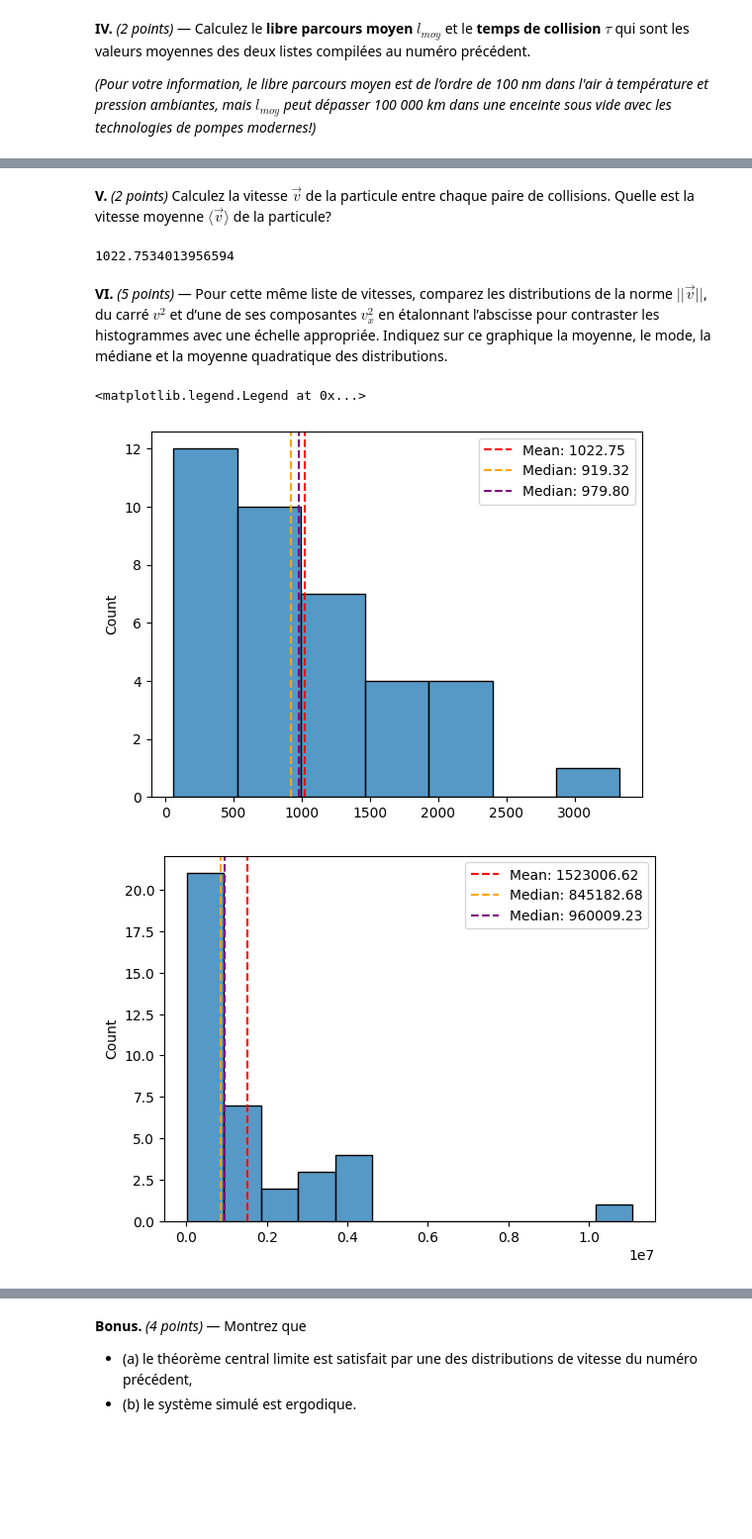
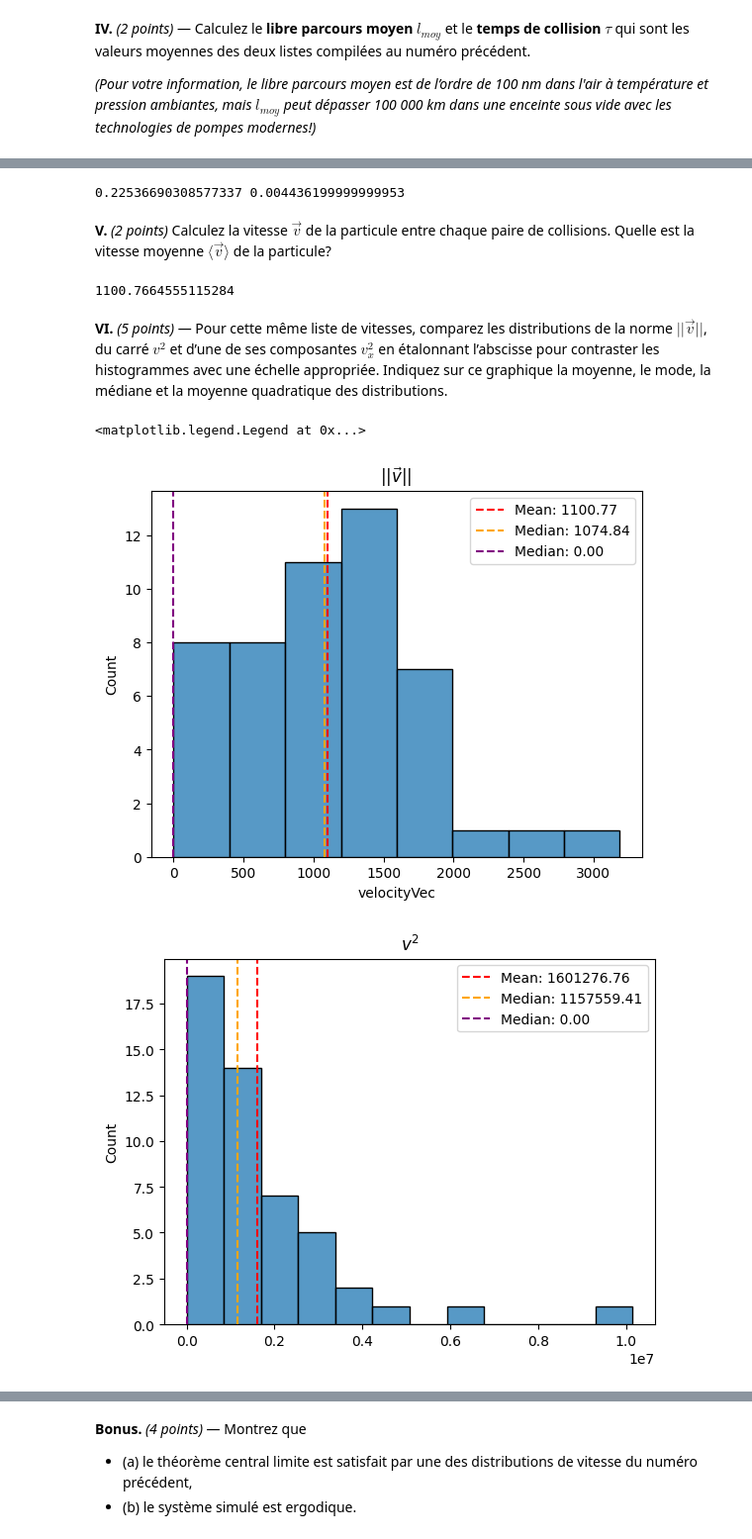
Before and after one commit to craqu/TP1_ES, a Jupyter notebook: tdsTP_Part1_h25.ipynb, the cells around one changed output, grey strips where cells are left out. Shown at 99% size. Cells and saved outputs as stored; diff of their text form; code cells hidden in the pictures; blank space fills up the shorter version.

```diff
--- a/tdsTP_Part1_h25.ipynb
+++ b/tdsTP_Part1_h25.ipynb
@@ -82,35 +120,63 @@ print(l_moy, tau)
+# %%
+xs = distances(atm)
+#ts = atm.df.time[atm.df.coll == COL.ATOM]
+ts = atm.df.loc[atm.df["coll"].apply(lambda x: x.value == 1), "time"] # seulement collision avec un autre atome
+
+l_moy = np.mean(xs)
+tau = np.mean(ts)
+print(l_moy, tau)
+# %% [output]
+0.22536690308577337 0.004436199999999953
 # %% [markdown]
 **V.** _(2 points)_ Calculez la vitesse $\vec{v}$ de la particule entre chaque paire de collisions. Quelle est la vitesse moyenne $\langle\vec{v}\rangle$ de la particule?
-# %%
-v = [x/t for x, t in particle_path]
-v_mean = np.mean(v)
-
-print(v_mean)
-# %% [output]
-1022.7534013956594
+# %%
+
+v_norm = atm.df.loc[atm.df["coll"].apply(lambda x: x.value == 1), "velocityVec"].apply(lambda r : np.sqrt(np.sum(np.array([i**2 for i in r]))))
+
+v_mean = np.mean(v_norm)
+print(v_mean)
+# %% [output]
+1100.7664555115284
 # %% [markdown]
 **VI.** _(5 points)_ &mdash; Pour cette même liste de vitesses, comparez les distributions de la norme $||\vec{v}||$, du carré $v^2$ et d’une de ses composantes $v_x^2$ en étalonnant l’abscisse pour contraster les histogrammes avec une échelle appropriée. Indiquez sur ce graphique la moyenne, le mode, la médiane et la moyenne quadratique des distributions.
 # %%
+#!pip install seaborn
+
+v_x = atm.df.loc[atm.df["coll"].apply(lambda x: x.value == 1), "velocityVec"].apply(lambda r : r[0])
+v_xsq = v_x**2
+
 import seaborn as sns
 import matplotlib.pyplot as plt
 from statistics import mode
 
 plt.figure()
+plt.title(r"$ || \vec{v} || $ ")
+
 sns.histplot(v)
 plt.axvline(v_mean, color='red', linestyle='--', label=f'Mean: {v_mean:.2f}')
 plt.axvline(np.median(v), color='orange', linestyle='--', label=f'Median: {np.median(v):.2f}')
 plt.axvline(mode(v), color='purple', linestyle='--', label=f'Median: {mode(v):.2f}')
 plt.legend()
 
-v_squared = np.array(v)**2
+v_squared = np.array(v_norm)**2
 
 plt.figure()
+plt.title(r"$v^2$")
+
 sns.histplot(v_squared)
 plt.axvline(np.mean(v_squared), color='red', linestyle='--', label=f'Mean: {np.mean(v_squared):.2f}')
 plt.axvline(np.median(v_squared), color='orange', linestyle='--', label=f'Median: {np.median(v_squared):.2f}')
 plt.axvline(mode(v_squared), color='purple', linestyle='--', label=f'Median: {mode(v_squared):.2f}')
 plt.legend()
+
+plt.figure()
+plt.title(r"$v_x^2$")
+sns.histplot(v_xsq)
+plt.axvline(np.mean(v_xsq), color='red', linestyle='--', label=f'Mean: {np.mean(v_xsq):.2f}')
+plt.axvline(np.median(v_xsq), color='orange', linestyle='--', label=f'Median: {np.median(v_xsq):.2f}')
+plt.axvline(mode(v_xsq), color='purple', linestyle='--', label=f'Median: {mode(v_xsq):.2f}')
+plt.legend()
 # %% [output]
 <matplotlib.legend.Legend at 0x...>
-[figure, old version]
+[figure, new version]
-[figure, old version]
+[figure, new version]
```
Also changed, not shown: parts of 6 cells of this notebook, 1 other file.
